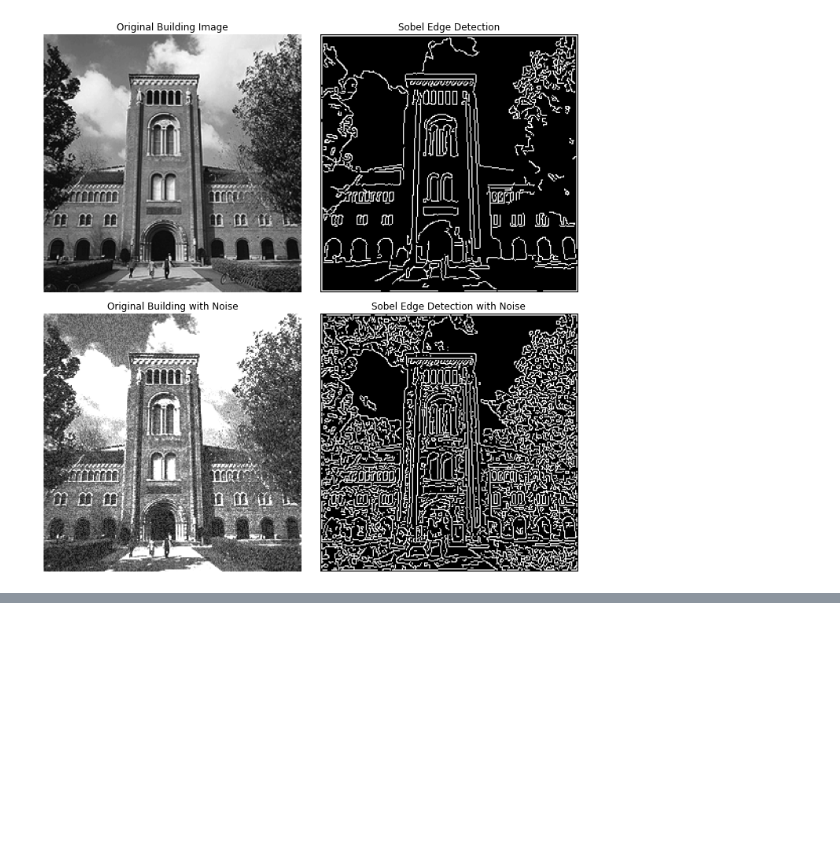
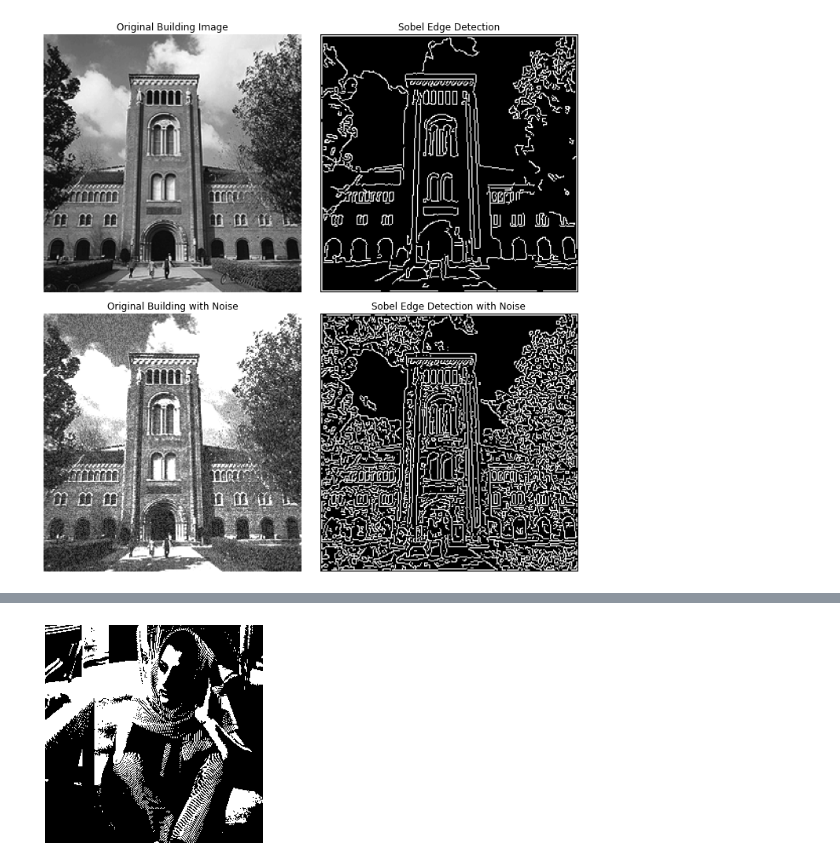
Before and after one commit to akhmedjanov3429/Image-Data-Science, a Jupyter notebook: Assignment 2/Problem 1.ipynb, the cells around one changed output, grey strips where cells are left out. Cells and saved outputs as stored; diff of their text form; code cells hidden in the pictures; blank space fills up the shorter version.

```diff
--- a/Assignment 2/Problem 1.ipynb
+++ b/Assignment 2/Problem 1.ipynb
@@ -124,0 +203,28 @@ if building_image is not None and building_noise_image is not None:
+# %%
+import numpy as np
+import matplotlib.pyplot as plt
+
+# Complete Python code to implement Fixed Threshold Dithering on the 'barbara.raw' image
+
+# Define the threshold T
+T = 127
+
+# Read the raw image data
+image_path = "./Project2_Images/barbara.raw"
+# We now know the image size is 256x256 from the previous attempt
+image_size = 256
+
+# Load the image data
+with open(image_path, 'rb') as file:
+    img_data = np.fromfile(file, dtype=np.uint8)
+    img_data = img_data.reshape((image_size, image_size))
+
+# Apply fixed threshold dithering
+binary_img = np.where(img_data < T, 0, 255)
+
+# Display the binary image
+plt.imshow(binary_img, cmap='gray')
+plt.axis('off')  # Turn off axis numbers and ticks
+plt.show()
+# %% [output]
+[figure, added]
```
Also changed, not shown: parts of 2 cells of this notebook.
